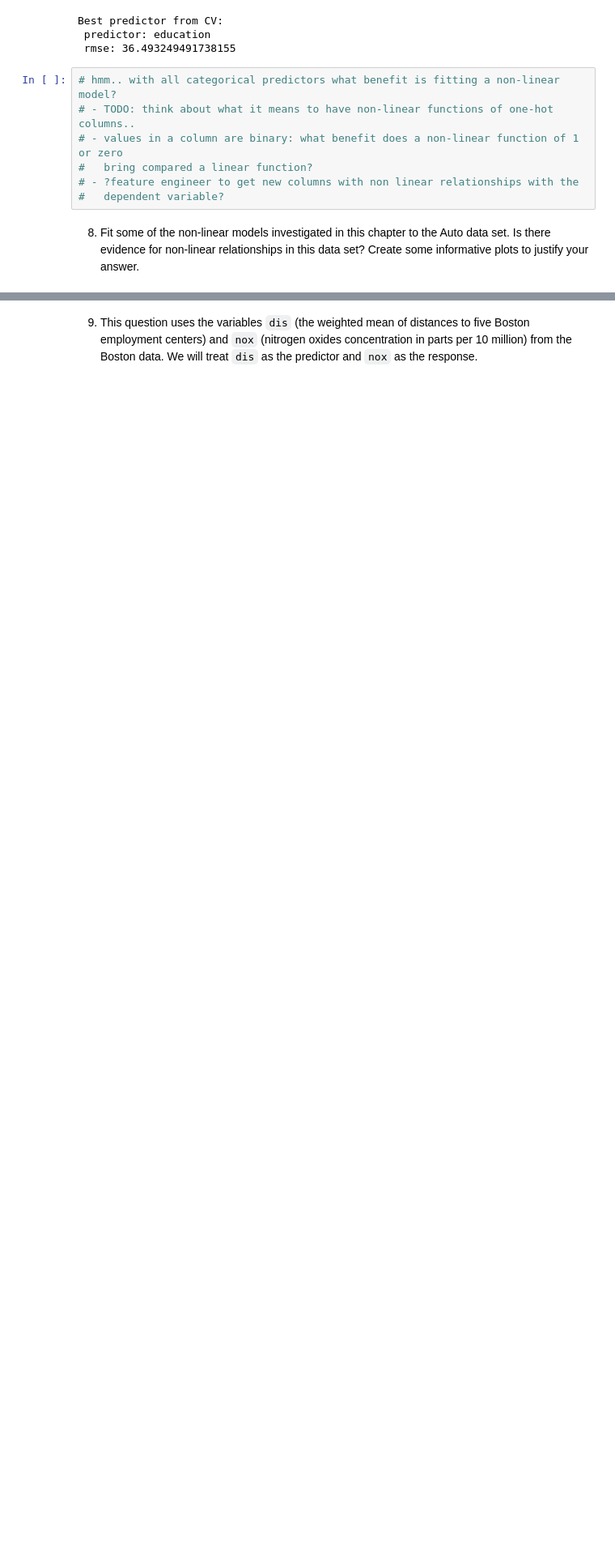
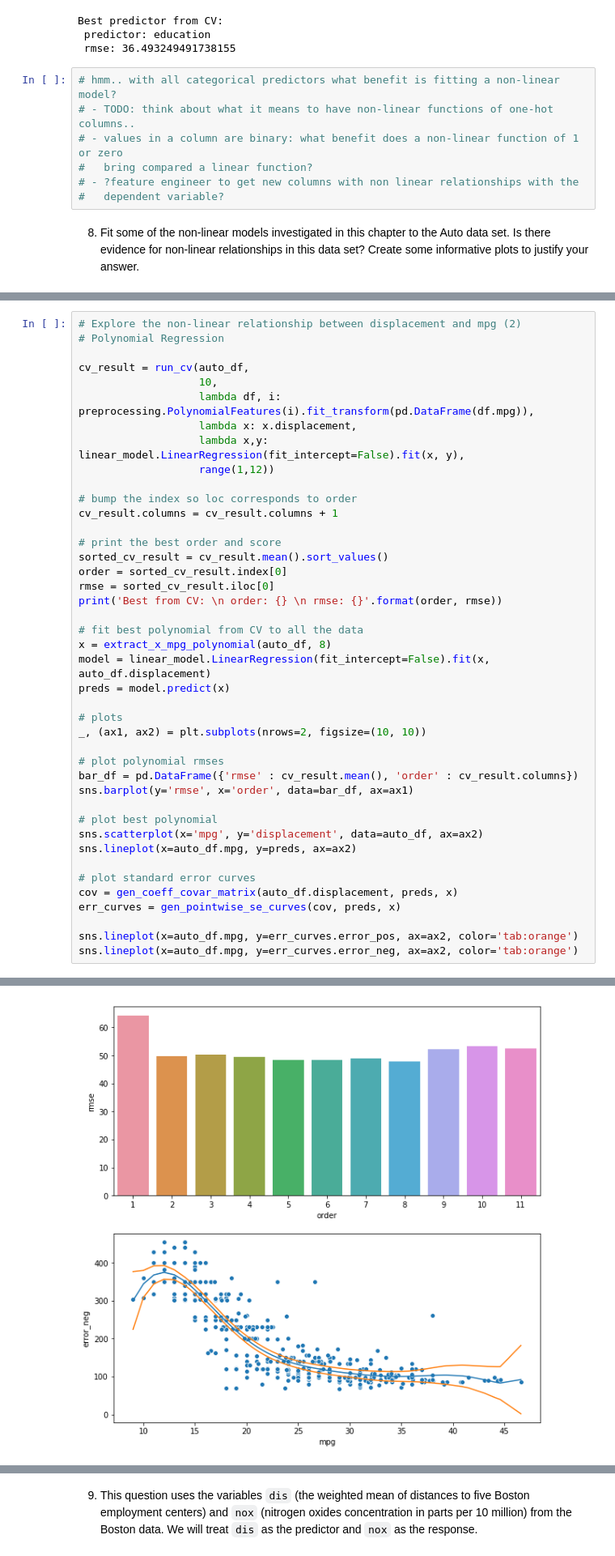
Before and after one commit to coxy1989/mlsabbatical, a Jupyter notebook: notebooks/statistical_learning/ch7_statistical_learning/applied.ipynb, the cells around one changed output, grey strips where cells are left out. Shown at 81% size. Cells and saved outputs as stored; diff of their text form; blank space fills up the shorter version.

```diff
--- a/notebooks/statistical_learning/ch7_statistical_learning/applied.ipynb
+++ b/notebooks/statistical_learning/ch7_statistical_learning/applied.ipynb
@@ -219,0 +271,43 @@ sns.heatmap(auto_df.corr(), annot=True)
+# %%
+# Explore the non-linear relationship between displacement and mpg (2)
+# Polynomial Regression
+
+cv_result = run_cv(auto_df,
+                   10,
+                   lambda df, i: preprocessing.PolynomialFeatures(i).fit_transform(pd.DataFrame(df.mpg)),
+                   lambda x: x.displacement,
+                   lambda x,y: linear_model.LinearRegression(fit_intercept=False).fit(x, y),
+                   range(1,12))
+
+# bump the index so loc corresponds to order
+cv_result.columns = cv_result.columns + 1
+
+# print the best order and score
+sorted_cv_result = cv_result.mean().sort_values()
+order = sorted_cv_result.index[0]
+rmse = sorted_cv_result.iloc[0]
+print('Best from CV: \n order: {} \n rmse: {}'.format(order, rmse))
+
+# fit best polynomial from CV to all the data
+x = extract_x_mpg_polynomial(auto_df, 8)
+model = linear_model.LinearRegression(fit_intercept=False).fit(x, auto_df.displacement)
+preds = model.predict(x)
+
+# plots
+_, (ax1, ax2) = plt.subplots(nrows=2, figsize=(10, 10))
+
+# plot polynomial rmses
+bar_df = pd.DataFrame({'rmse' : cv_result.mean(), 'order' : cv_result.columns})
+sns.barplot(y='rmse', x='order', data=bar_df, ax=ax1)
+
+# plot best polynomial
+sns.scatterplot(x='mpg', y='displacement', data=auto_df, ax=ax2)
+sns.lineplot(x=auto_df.mpg, y=preds, ax=ax2)
+
+# plot standard error curves
+cov = gen_coeff_covar_matrix(auto_df.displacement, preds, x)
+err_curves = gen_pointwise_se_curves(cov, preds, x)
+
+sns.lineplot(x=auto_df.mpg, y=err_curves.error_pos, ax=ax2, color='tab:orange')
+sns.lineplot(x=auto_df.mpg, y=err_curves.error_neg, ax=ax2, color='tab:orange')
+# %% [output]
@@ -219,0 +318 @@ sns.heatmap(auto_df.corr(), annot=True)
+[figure, added]
```
Also changed, not shown: parts of 29 cells of this notebook, 1 other file.
